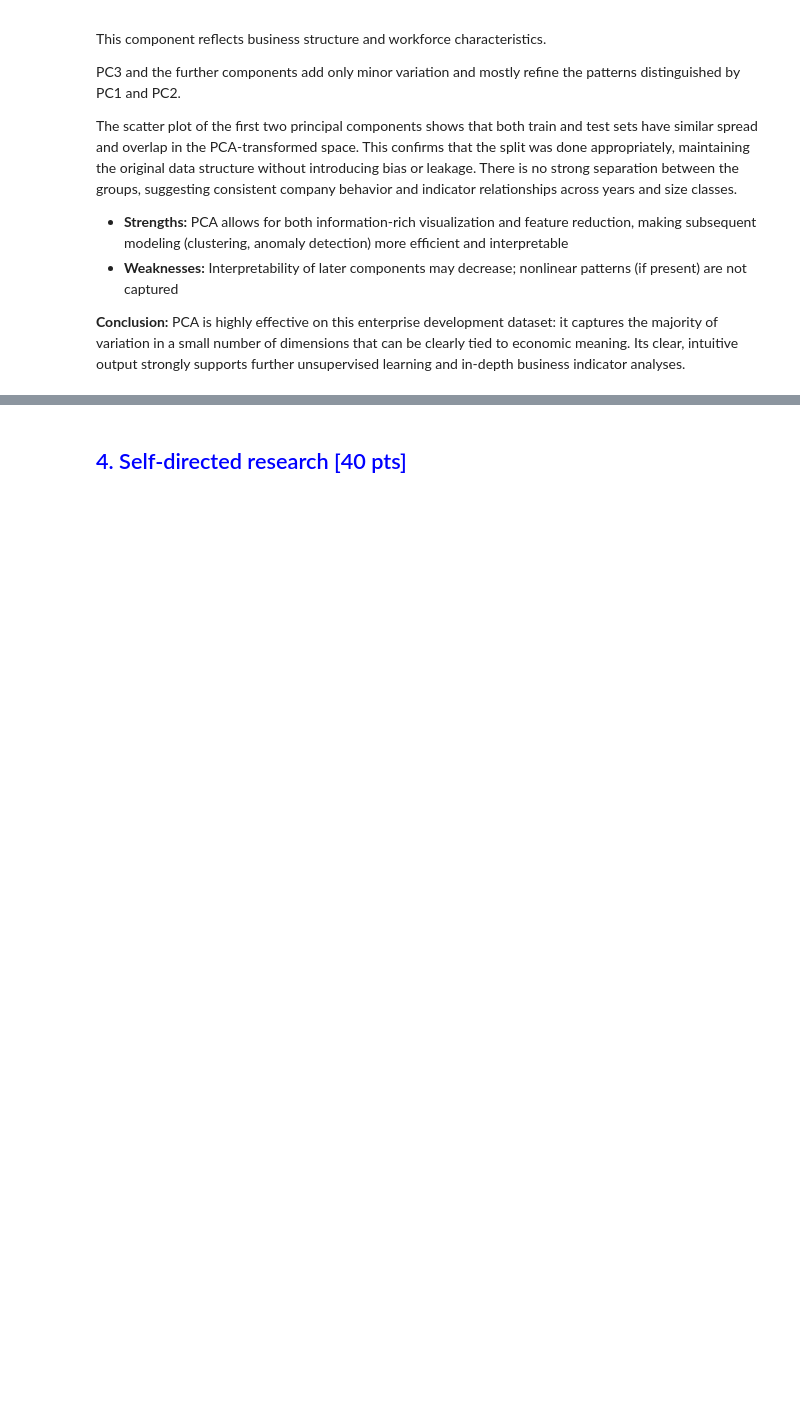
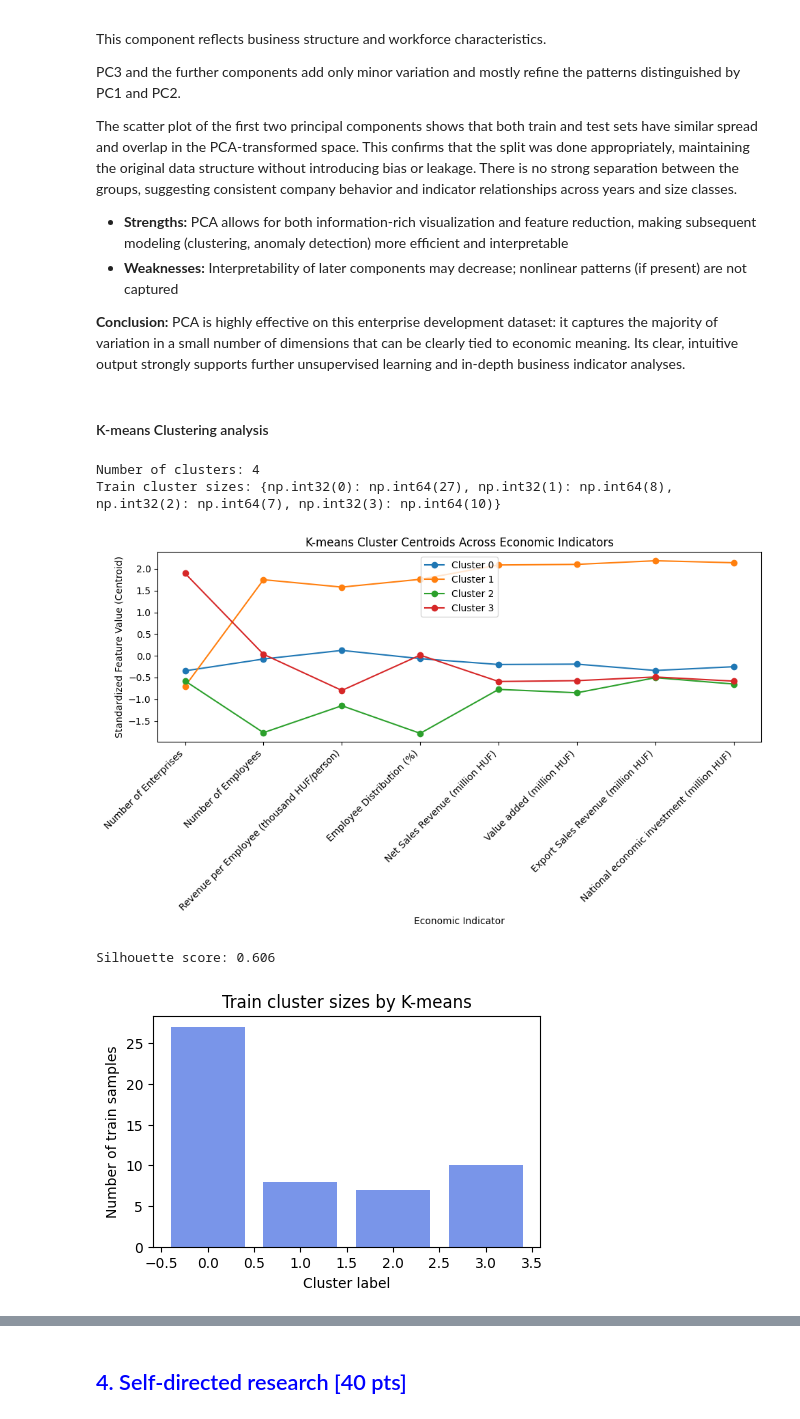
Before and after one commit to TheKusz/ML_DSM040-2025-APR, a Jupyter notebook: CW 2/CW2.ipynb, the cells around one changed output, grey strips where cells are left out. Drawn from its saved outputs; the diff is of its cells as text; code cells hidden in the pictures; blank space fills up the shorter version.

Commit message:
k-means analysis done

```diff
--- a/CW 2/CW2.ipynb
+++ b/CW 2/CW2.ipynb
@@ -464,0 +467,7 @@ Cumulative explained variance:
+# %%
+def describe_kmeans(kmeans, train_labels = train_labels, test_labels = test_labels):
+    unique, counts = np.unique(train_labels, return_counts=True)
+    cluster_sizes = dict(zip(unique, counts))
+    print(f"Number of clusters: {kmeans.n_clusters}")
+    print(f"Train cluster sizes: {cluster_sizes}")
+    return cluster_sizes
@@ -546,3 +565,44 @@ The scatter plot of the first two principal components shows that both train and
 - **Weaknesses:** Interpretability of later components may decrease; nonlinear patterns (if present) are not captured
 
 **Conclusion:** PCA is highly effective on this enterprise development dataset: it captures the majority of variation in a small number of dimensions that can be clearly tied to economic meaning. Its clear, intuitive output strongly supports further unsupervised learning and in-depth business indicator analyses.
+# %% [markdown]
+#### K-means Clustering analysis
+# %%
+from sklearn.metrics import silhouette_score
+
+def describe_kmeans_detailed(kmeans, train_labels = train_labels, test_labels = test_labels):
+    cluster_sizes = describe_kmeans(kmeans, train_labels, test_labels)
+
+    # Show centroids (feature averages per cluster)
+    centroids = pd.DataFrame(kmeans.cluster_centers_, columns=indicators)
+
+    plt.figure(figsize=(10,6))
+    for i, row in centroids.iterrows():
+        plt.plot(indicators, row, marker='o', label=f'Cluster {i}')
+    plt.xticks(rotation=45, ha='right')
+    plt.xlabel('Economic Indicator')
+    plt.ylabel('Standardized Feature Value (Centroid)')
+    plt.title('K-means Cluster Centroids Across Economic Indicators')
+    plt.legend()
+    plt.tight_layout()
+    plt.show()
+
+    # Silhouette score (higher is better)
+    score = silhouette_score(X_train, train_labels)
+    print(f"Silhouette score: {score:.3f}")
+
+    # Plot cluster sizes
+    plt.figure(figsize=(5,3))
+    plt.bar(cluster_sizes.keys(), cluster_sizes.values(), color='royalblue', alpha=0.7)
+    plt.xlabel('Cluster label')
+    plt.ylabel('Number of train samples')
+    plt.title('Train cluster sizes by K-means')
+    plt.show()
+
+describe_kmeans_detailed(kmeans)
+# %% [output]
+Number of clusters: 4
+Train cluster sizes: {np.int32(0): np.int64(27), np.int32(1): np.int64(8), np.int32(2): np.int64(7), np.int32(3): np.int64(10)}
+[figure, added]
+Silhouette score: 0.606
+[figure, added]
```
Also changed, not shown: parts of 5 cells of this notebook.
